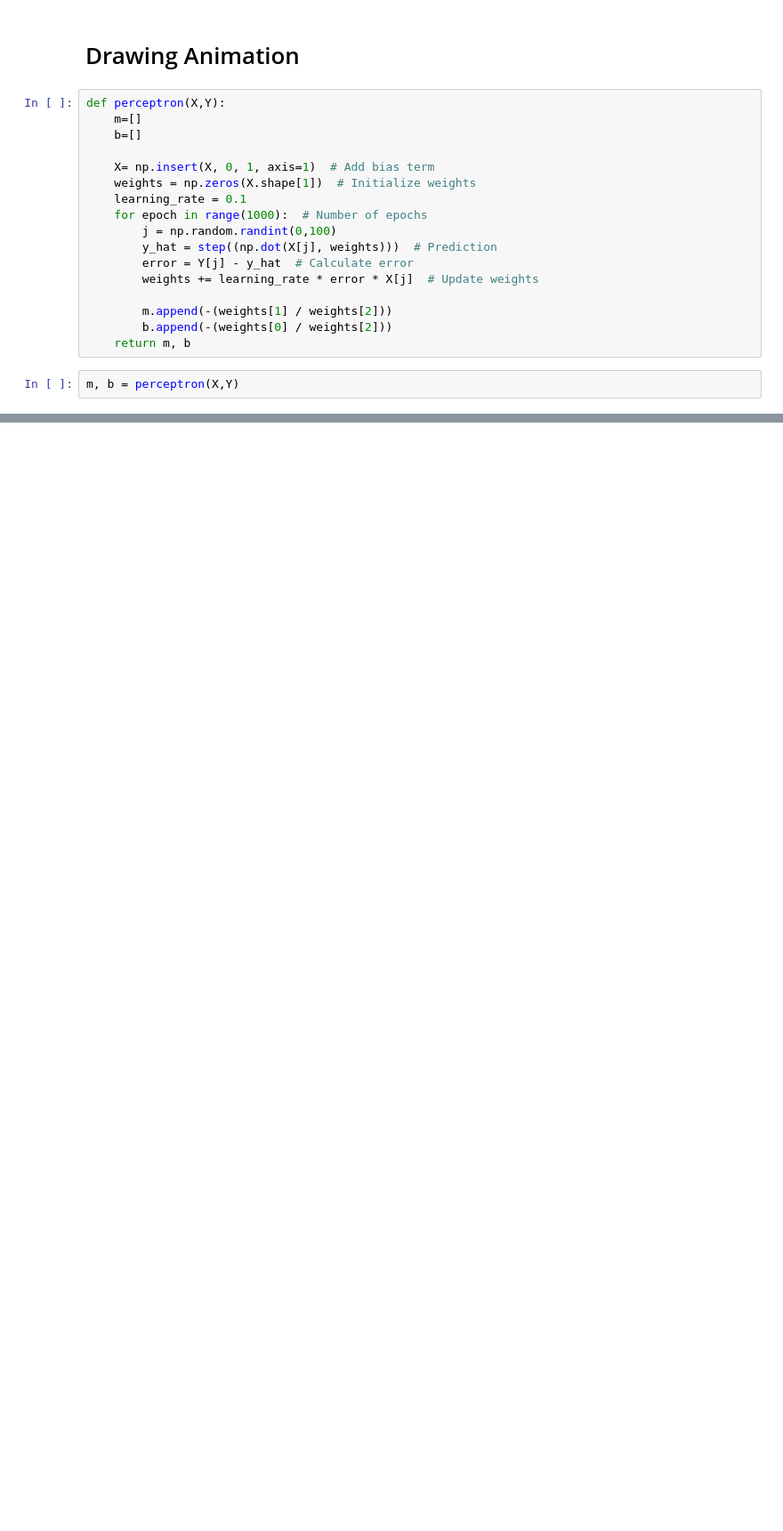
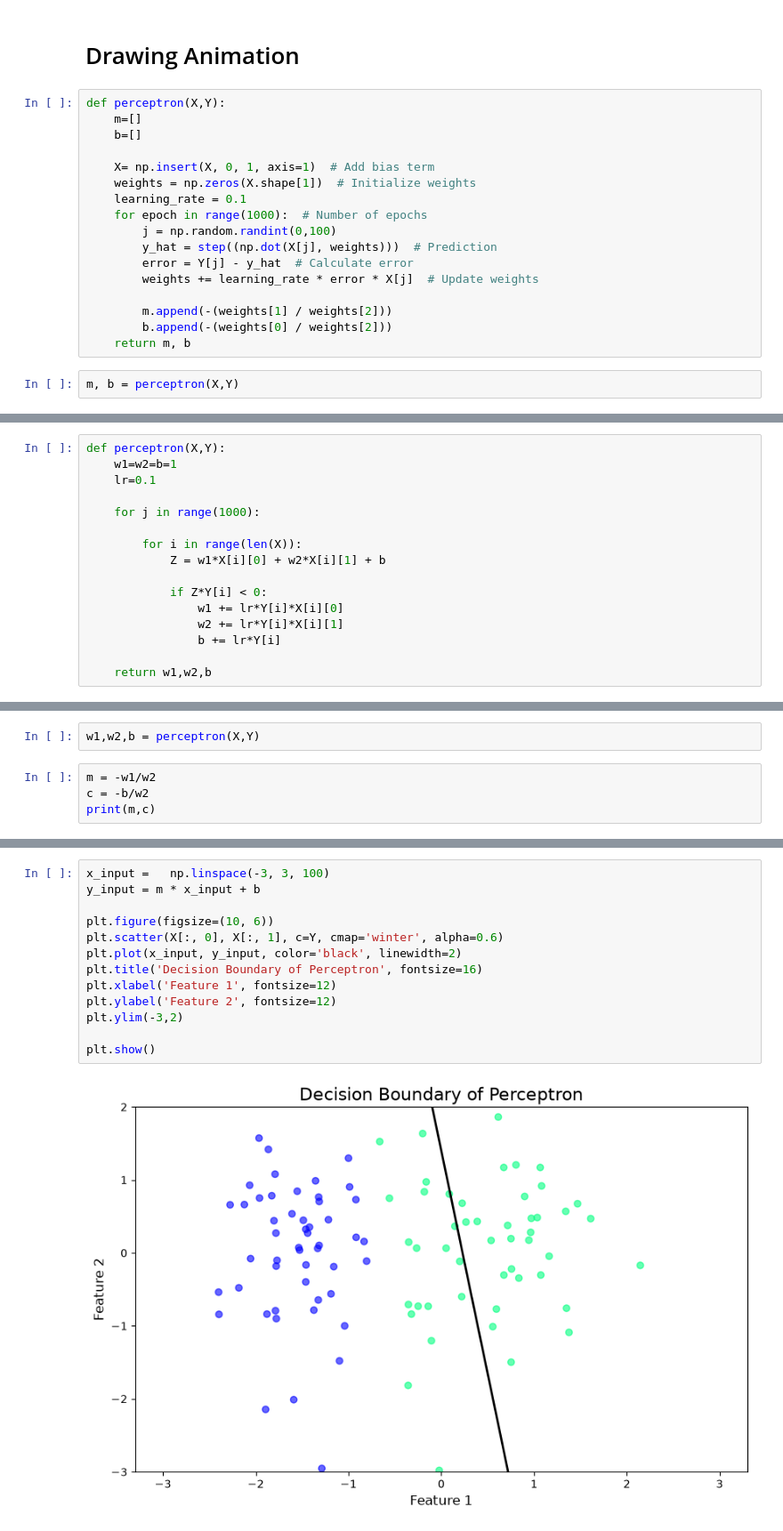
Before and after one commit to Umesh29082003/Deep-Learning, a Jupyter notebook: Perceptron.ipynb, the cells around one changed output, grey strips where cells are left out. Shown at 89% size. Saved outputs shown, nothing was run; the diff lists cells and outputs as text; blank space fills up the shorter version.

Commit message:
Learnt about Perceptron

```diff
--- a/Perceptron.ipynb
+++ b/Perceptron.ipynb
@@ -185 +187,16 @@ anim = FuncAnimation(fig, update, frames=200, interval=100, repeat=True)
 # %%
+def perceptron(X,Y):
+    w1=w2=b=1
+    lr=0.1
+
+    for j in range(1000):
+
+        for i in range(len(X)):
+            Z = w1*X[i][0] + w2*X[i][1] + b
+
+            if Z*Y[i] < 0:
+                w1 += lr*Y[i]*X[i][0]
+                w2 += lr*Y[i]*X[i][1]
+                b += lr*Y[i]
+
+    return w1,w2,b
@@ -187,0 +203,6 @@ AttributeError: 'FuncAnimation' object has no attribute 'show'
+# %%
+w1,w2,b = perceptron(X,Y)
+# %%
+m = -w1/w2
+c = -b/w2
+print(m,c)
@@ -187,0 +211,15 @@ AttributeError: 'FuncAnimation' object has no attribute 'show'
+# %%
+x_input =   np.linspace(-3, 3, 100)
+y_input = m * x_input + b
+
+plt.figure(figsize=(10, 6))
+plt.scatter(X[:, 0], X[:, 1], c=Y, cmap='winter', alpha=0.6)
+plt.plot(x_input, y_input, color='black', linewidth=2)
+plt.title('Decision Boundary of Perceptron', fontsize=16)
+plt.xlabel('Feature 1', fontsize=12)
+plt.ylabel('Feature 2', fontsize=12)
+plt.ylim(-3,2)
+
+plt.show()
+# %% [output]
+[figure, added]
```
Also changed, not shown: parts of 18 cells of this notebook.
